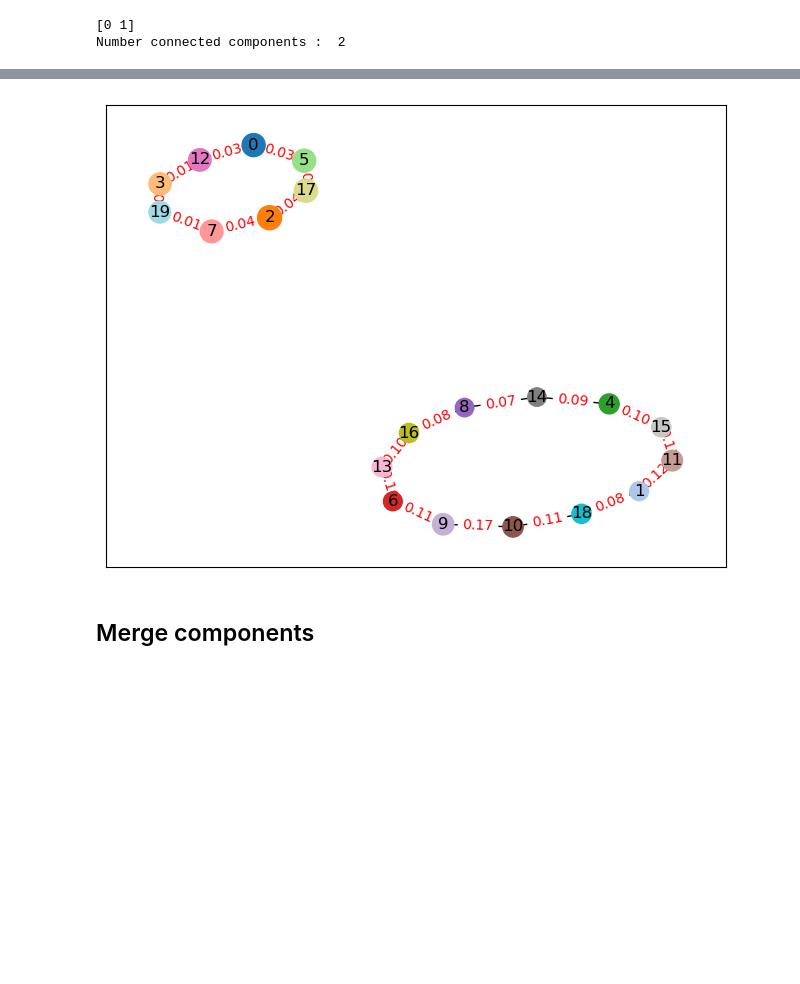
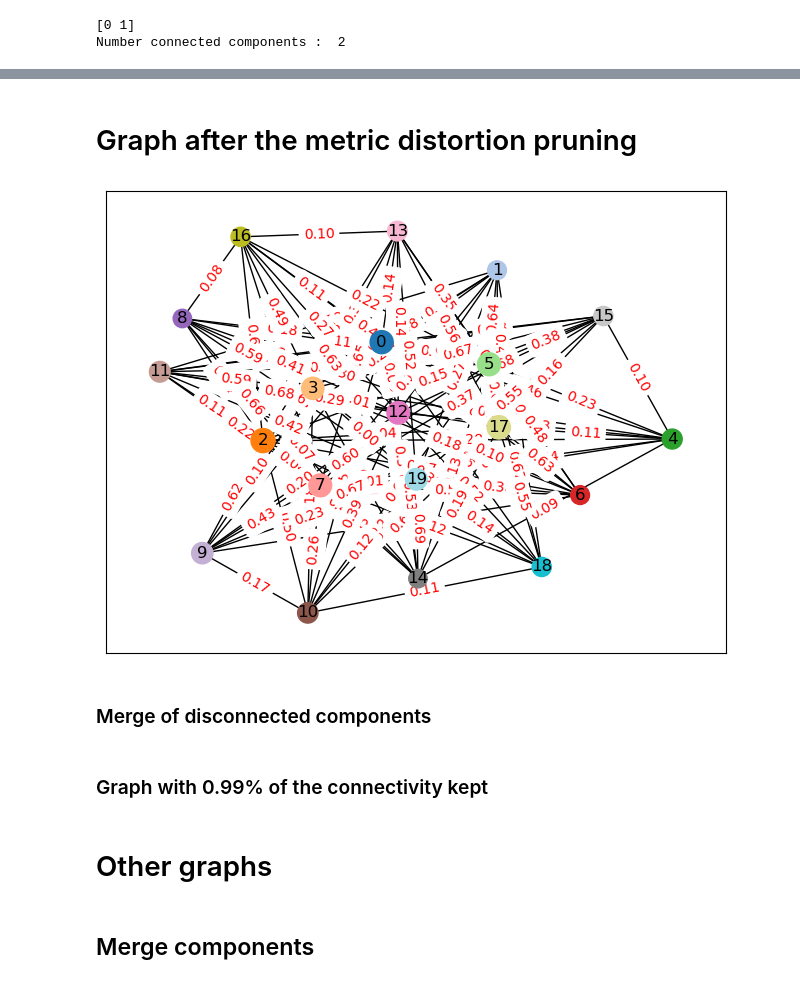
Before and after one commit to dioscuri-tda/ClusterGraph, a Jupyter notebook: examples/Concentric_circles.ipynb, the cells around one changed output, grey strips where cells are left out. Cells and saved outputs as stored; diff of their text form; code cells hidden in the pictures; blank space fills up the shorter version.

```diff
--- a/examples/Concentric_circles.ipynb
+++ b/examples/Concentric_circles.ipynb
@@ -77,0 +67,27 @@ plt.scatter(range(len(md)), md)
+# %%
+from clustergraph.utils import get_clusters_from_scikit
+cluster_g = cg.ClusterGraph(clusters=get_clusters_from_scikit(prediction_KM),
+                            X=X,
+                            metric_clusters="average",
+                            type_pruning="md",
+                            knn_g=nn_Graph)
+
+# Coloring the graph
+cluster_g.fit_graph(node_type_coloring="label", node_color_labels=prediction_KM, node_palette=cm.get_cmap("tab20"))
+
+# Distortion pruning
+metric_distortion_graph, md=cluster_g.prune_distortion(nn_Graph, score=True)
+
+# Connectivity pruning
+#connectivity_graph, conn=cluster_g.prune_conn(score=True)
+
+fig, (ax1, ax2) = plt.subplots(1, 2, figsize=(10, 5))
+
+ax1.scatter(range(len(md)), md)
+ax1.set_title("Evolution of the metric distortion")
+
+#ax2.scatter(range(len(conn)), conn)
+#ax2.set_title("Evolution of the connectivity")
+
+plt.tight_layout()
+plt.show()
@@ -78,5 +101,10 @@ plt.scatter(range(len(md)), md)
+# %% [markdown]
+# Graph after the metric distortion pruning
 # %%
 import clustergraph.plot_graph as pg
-pg.plot_colored_graph(pruned_gg, nb_edges=len(pruned_gg.edges), size_nodes=1000, random_state = 42)
+metric_distortion_graph = cluster_g.prune_distortion(nn_Graph)
+pg.plot_colored_graph(metric_distortion_graph, size_nodes=1000, random_state=42)
 # %% [output]
-[figure, old version]
+[figure, new version]
+# %% [markdown]
+### Merge of disconnected components
@@ -82,0 +114,2 @@ pg.plot_colored_graph(pruned_gg, nb_edges=len(pruned_gg.edges), size_nodes=1000,
+# %% [markdown]
+### Graph with 0.99% of the connectivity kept
@@ -83,3 +120,5 @@ pg.plot_colored_graph(pruned_gg, nb_edges=len(pruned_gg.edges), size_nodes=1000,
+# %% [markdown]
+# Other graphs
 # %%
 fig, ax = plt.subplots(figsize=(5, 5))
 graph = g_prepro.graph
```
Also changed, not shown: parts of 7 cells of this notebook, 8 other files.
